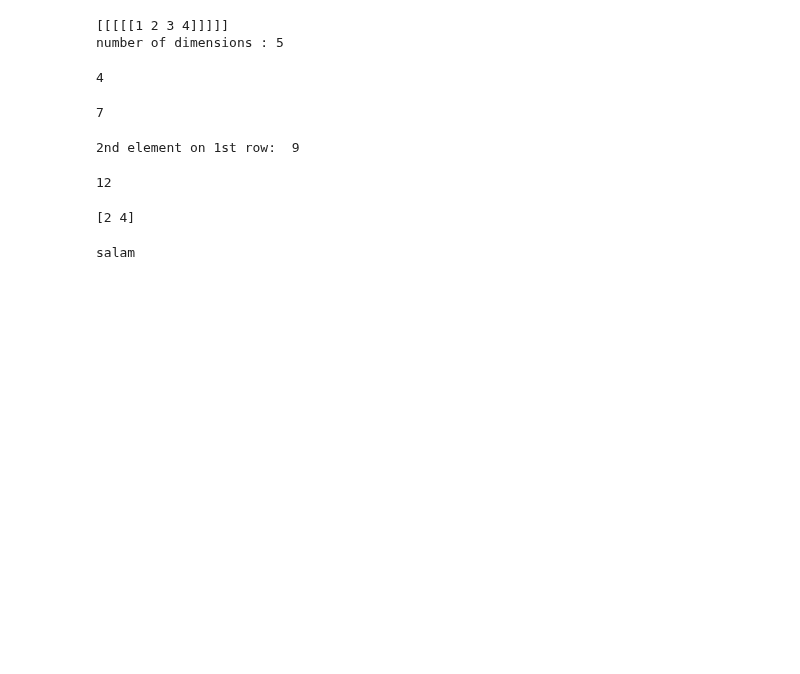
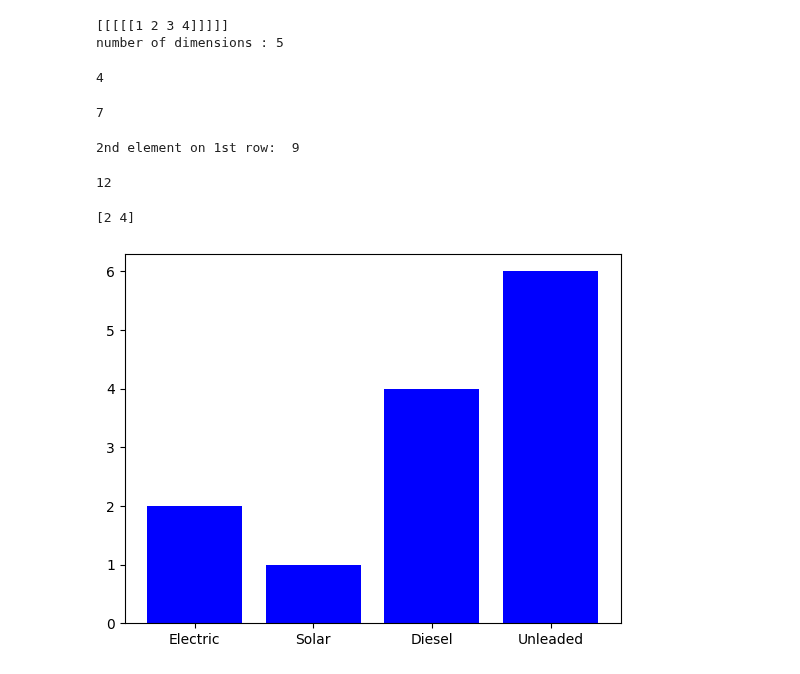
Before and after one commit to MBAhmadi/ML-Learning, a Jupyter notebook: numpy_training.ipynb, the cells around one changed output. Drawn from its saved outputs; the diff is of its cells as text; code cells hidden in the pictures; blank space fills up the shorter version.

```diff
--- a/numpy_training.ipynb
+++ b/numpy_training.ipynb
@@ -112,7 +112,18 @@ arr = np.array([1, 2, 3, 4, 5, 6, 7])
 print(arr[1:5:2])
 # %% [output]
 [2 4]
-# %%
-print('salam')
-# %% [output]
-salam
+# %%
+import matplotlib.pyplot as plt
+
+def bar_chart(numbers, labels, pos):
+    plt.bar(pos, numbers, color='blue')
+    plt.xticks(ticks=pos, labels=labels)
+    plt.show()
+
+if __name__ == '__main__':
+    numbers = [2, 1, 4, 6]
+    labels = ['Electric', 'Solar', 'Diesel', 'Unleaded']
+    pos = list(range(4))
+    bar_chart(numbers, labels, pos)
+# %% [output]
+[figure, added]
```
Also changed, not shown: parts of 4 cells of this notebook.
